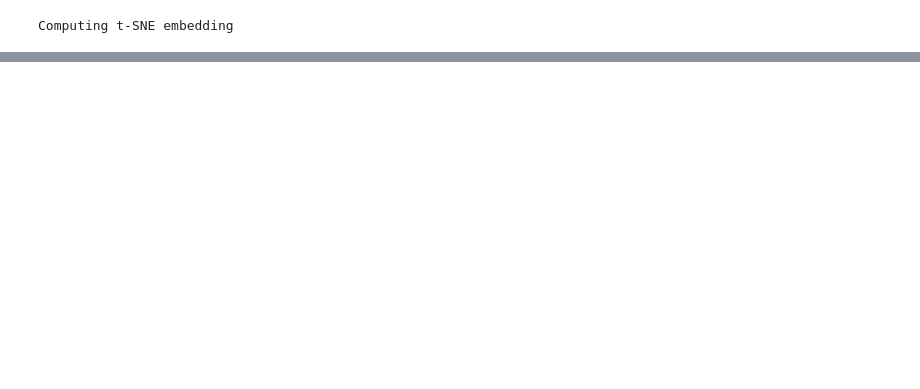
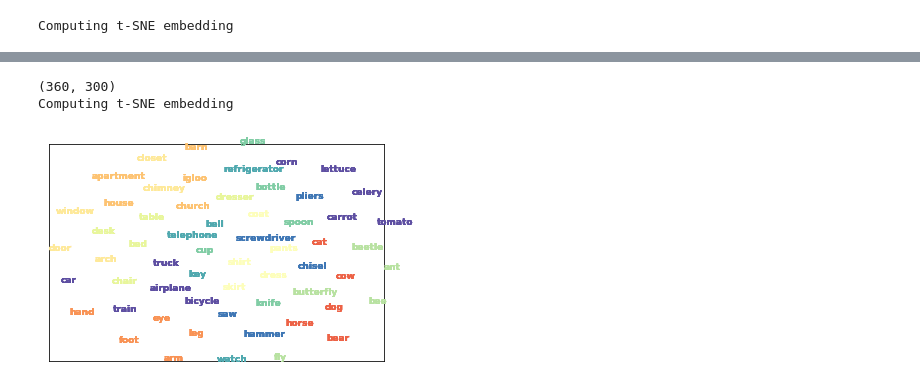
Before and after one commit to samiraabnar/NeuroSemantics, a Jupyter notebook: src/fMRI_Projection.ipynb, the cells around one changed output, grey strips where cells are left out. Cells and saved outputs as stored; diff of their text form; code cells hidden in the pictures; blank space fills up the shorter version.

```diff
--- a/src/fMRI_Projection.ipynb
+++ b/src/fMRI_Projection.ipynb
@@ -45,7 +45,7 @@ def plot_distribution_t_SNE(activations,words,labels):
     x = np.asarray(activations)
     #x = preprocessing.normalize(x, norm='l2')
 
-    tsne = manifold.TSNE(n_components=2, init='pca', perplexity=2,n_iter=30000,early_exaggeration=5,learning_rate=10, method="exact")
+    tsne = manifold.TSNE(n_components=2, init='pca', perplexity=5,n_iter=3000,early_exaggeration=5,learning_rate=10, method="exact")
     X_tsne = tsne.fit_transform(x)
 
     plot_embedding(X_tsne, np.asarray(words), labels,
@@ -113,0 +116,17 @@ Computing t-SNE embedding
+# %%
+embedding_dic_deps , embedded_words_deps = get_word_representation(type='deps',words=words)
+
+embedded_words_deps = np.asarray(embedded_words_deps)
+
+print(embedded_words_deps.shape)
+
+plot_distribution_t_SNE((embedded_words_deps),
+                            [(c / 12.)+0.01 for c in conds]# [word_set.index(word) for word in words]
+                            , words)
+
+plt.savefig("../dep_words.png", format='png', dpi=700)
+plt.show()
+# %% [output]
+(360, 300)
+Computing t-SNE embedding
+[figure, added]
```
Also changed, not shown: parts of 3 cells of this notebook, 35 other files.
